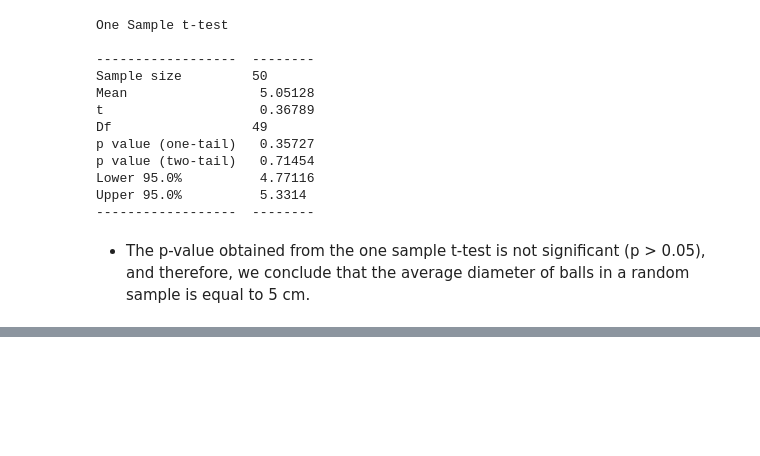
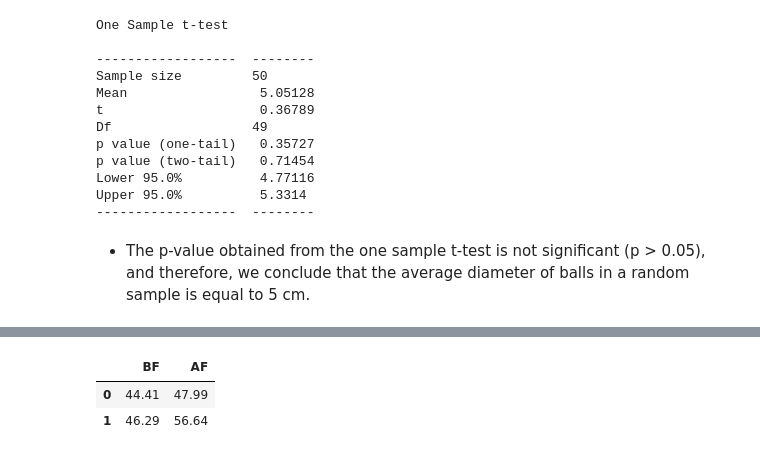
Before and after one commit to rivillasm/statistics, a Jupyter notebook: part-01.ipynb, the cells around one changed output, grey strips where cells are left out. Cells and saved outputs as stored; diff of their text form; code cells hidden in the pictures; blank space fills up the shorter version.

```diff
--- a/part-01.ipynb
+++ b/part-01.ipynb
@@ -135,0 +199,9 @@ Upper 95.0%          5.3314
+# %%
+from bioinfokit.analys import get_data, stat
+
+df=get_data('t_pair').data
+df.head(2)
+# %% [output]
+|  | BF | AF |
+| 0 | 44.41 | 47.99 |
+| 1 | 46.29 | 56.64 |
```
Also changed, not shown: parts of 15 cells of this notebook.
